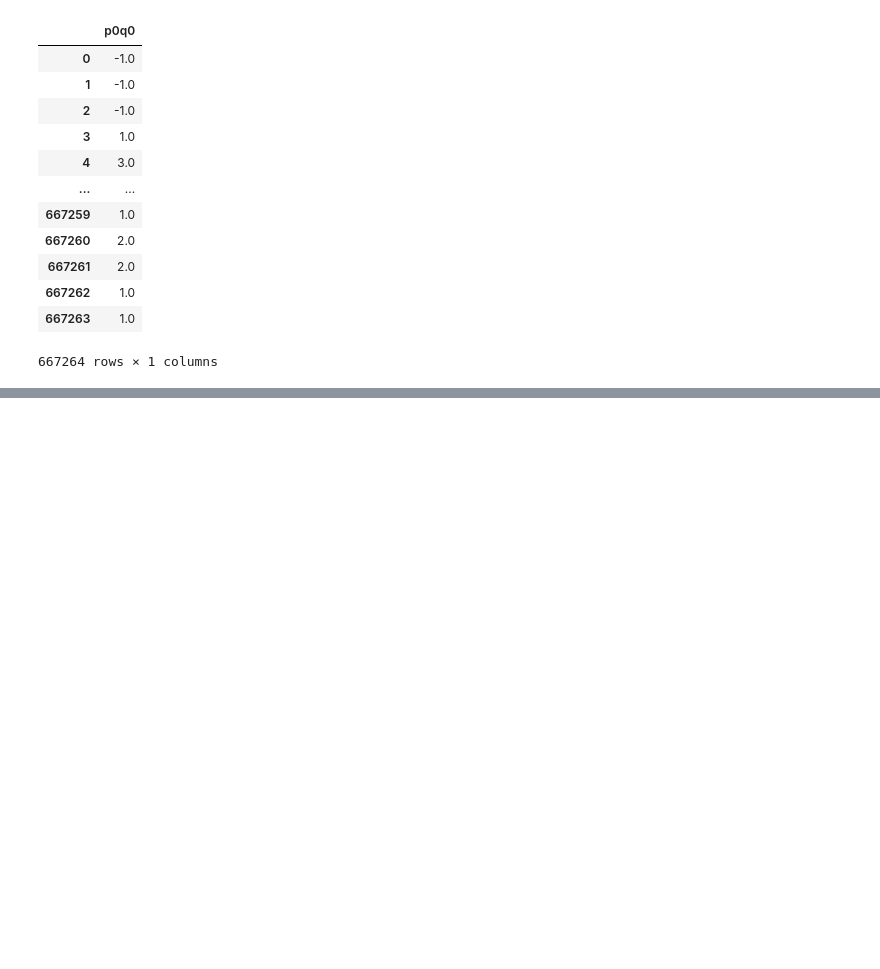
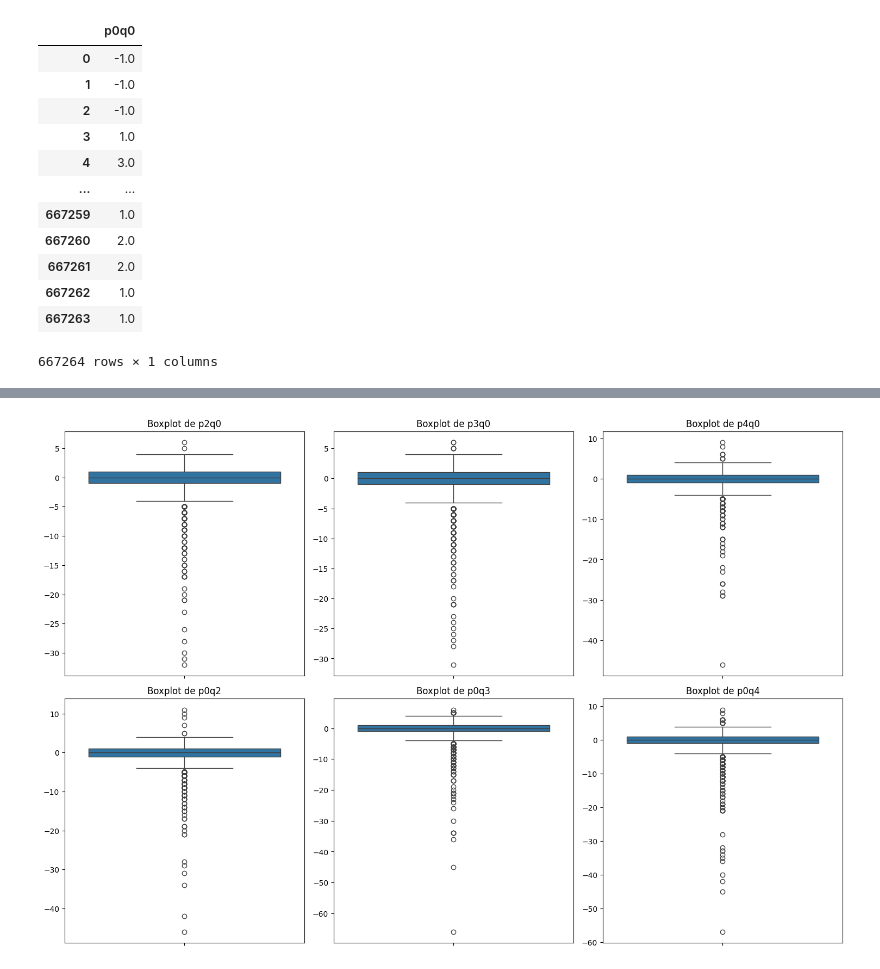
Before and after one commit to motawassimlahmadi/SNCF_DataChallenge166, a Jupyter notebook: notebooks/experiment.ipynb, the cells around one changed output, grey strips where cells are left out. Saved outputs shown, nothing was run; the diff lists cells and outputs as text; code cells hidden in the pictures; blank space fills up the shorter version.

```diff
--- a/notebooks/experiment.ipynb
+++ b/notebooks/experiment.ipynb
@@ -237,0 +272,4 @@ y_train
+# %%
+x_test = pd.read_csv("../data/x_test_final.csv")
+
+x_test
@@ -237,0 +290,17 @@ y_train
+# %%
+colonnes = ["p2q0","p3q0","p4q0","p0q2","p0q3","p0q4"]
+
+
+fig, axes = plt.subplots(2, 3, figsize=(15, 10))
+
+for ax, col in zip(axes.flatten(), colonnes):
+    sns.boxplot(y=x_test[col], ax=ax)
+    ax.set_title(f"Boxplot de {col}")
+    ax.set_ylabel("")
+
+plt.tight_layout()
+plt.show()
+
+# PAS DE VALEUR ABERRANTE POUR X_TEST
+# %% [output]
+[figure, added]
```
Also changed, not shown: parts of 8 cells of this notebook, 1 other file.
